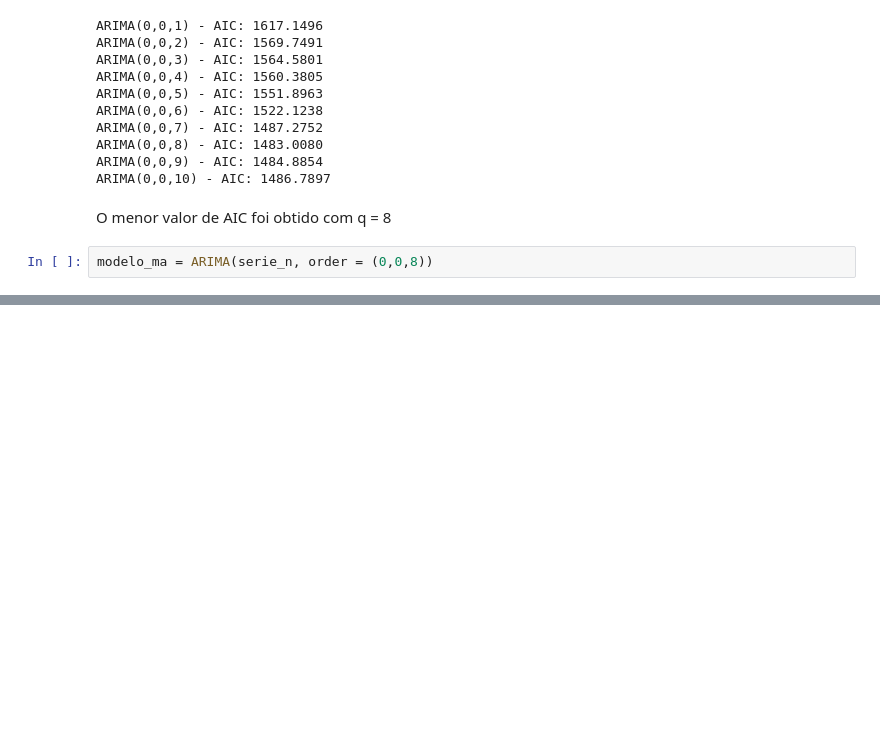
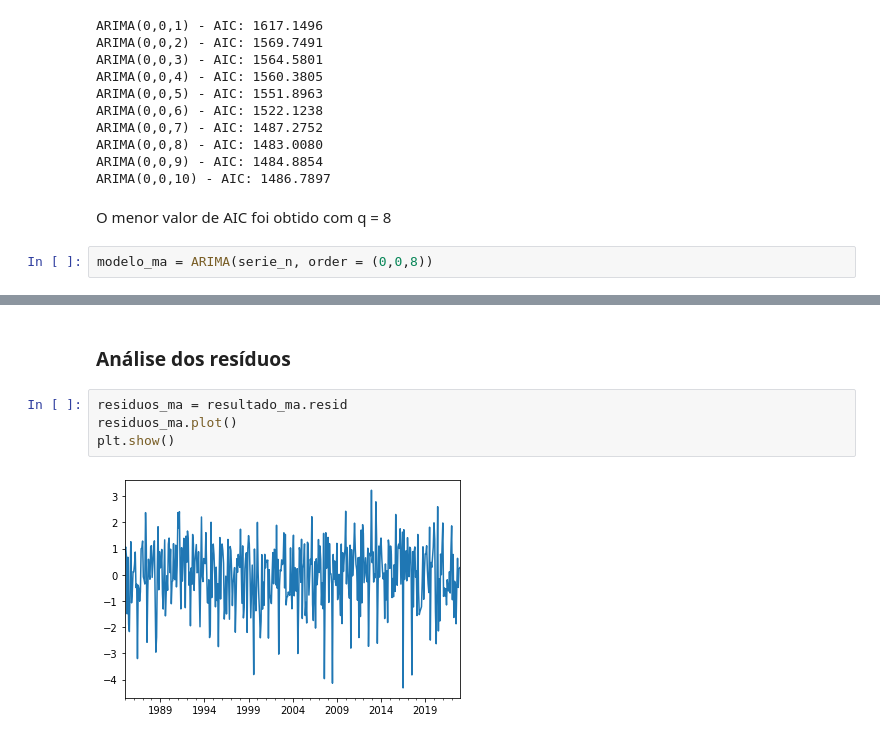
Before and after one commit to maria-raquel/series_temporais, a Jupyter notebook: ESSE.ipynb, the cells around one changed output, grey strips where cells are left out. Saved outputs shown, nothing was run; the diff lists cells and outputs as text; blank space fills up the shorter version.

```diff
--- a/ESSE.ipynb
+++ b/ESSE.ipynb
@@ -579,3 +590,11 @@ Covariance Type:                  opg
 
 Warnings:
 [1] Covariance matrix calculated using the outer product of gradients (complex-step).
+# %% [markdown]
+### Análise dos resíduos
+# %%
+residuos_ma = resultado_ma.resid
+residuos_ma.plot()
+plt.show()
+# %% [output]
+[figure, added]
```
Also changed, not shown: parts of 63 cells of this notebook.
